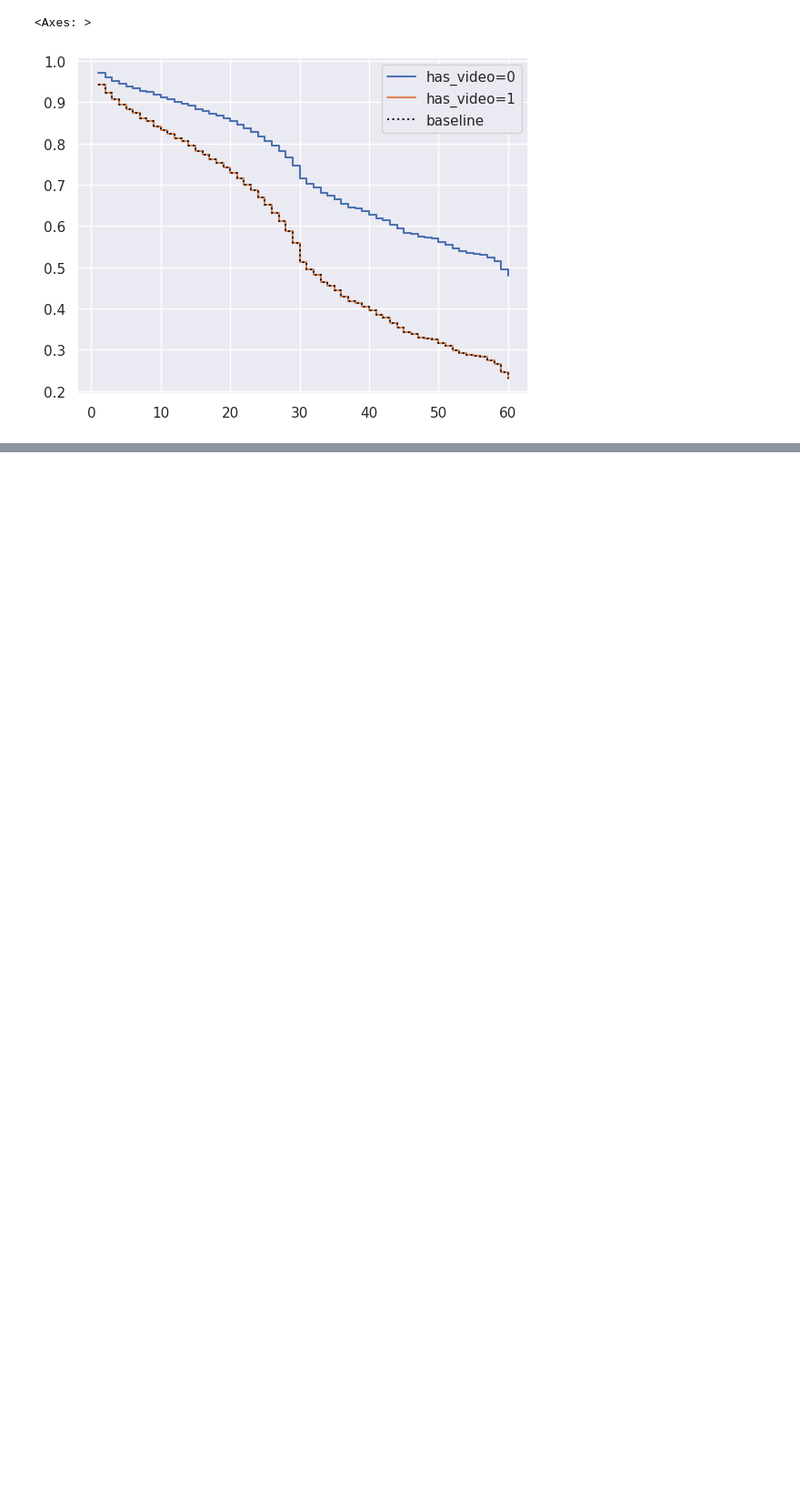
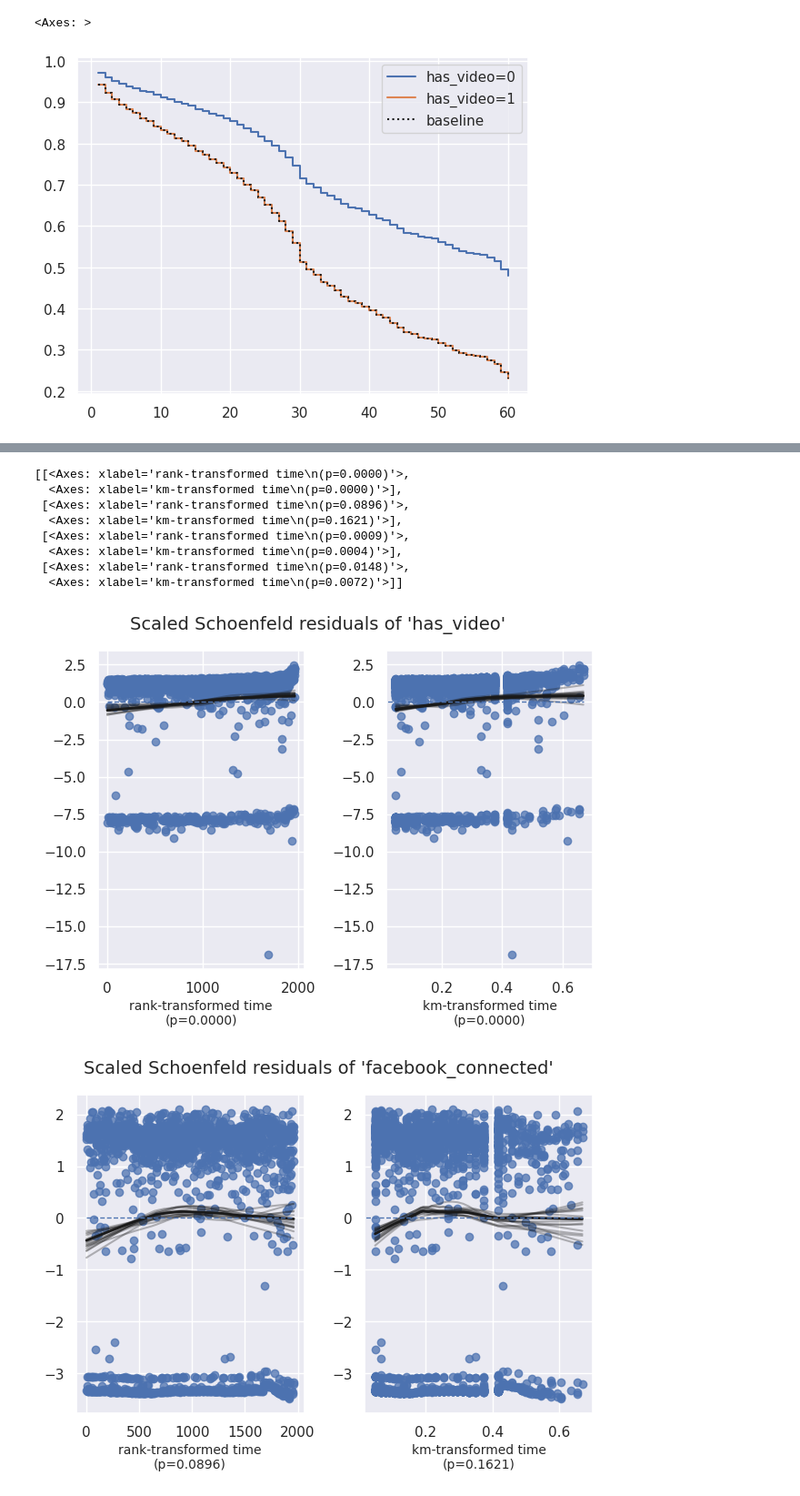
Before and after one commit to Ab2nour/kickstarter-project-analysis, a Jupyter notebook: src/notebooks/regression_models.ipynb, the cells around one changed output, grey strips where cells are left out. Shown at 91% size. Cells and saved outputs as stored; diff of their text form; code cells hidden in the pictures; blank space fills up the shorter version.

```diff
--- a/src/notebooks/regression_models.ipynb
+++ b/src/notebooks/regression_models.ipynb
@@ -38,3 +58,6 @@ cph.plot_partial_effects_on_outcome(covariates="has_video", values=[0, 1])
 # %% [output]
 <Axes: >
 [figure]
+# %%
+cph.check_assumptions(df, show_plots=True)
+# %% [output]
@@ -40,0 +103,10 @@ cph.plot_partial_effects_on_outcome(covariates="has_video", values=[0, 1])
+[[<Axes: xlabel='rank-transformed time\n(p=0.0000)'>,
+  <Axes: xlabel='km-transformed time\n(p=0.0000)'>],
+ [<Axes: xlabel='rank-transformed time\n(p=0.0896)'>,
+  <Axes: xlabel='km-transformed time\n(p=0.1621)'>],
+ [<Axes: xlabel='rank-transformed time\n(p=0.0009)'>,
+  <Axes: xlabel='km-transformed time\n(p=0.0004)'>],
+ [<Axes: xlabel='rank-transformed time\n(p=0.0148)'>,
+  <Axes: xlabel='km-transformed time\n(p=0.0072)'>]]
+[figure, added]
+[figure, added]
```
Also changed, not shown: parts of 7 cells of this notebook.
